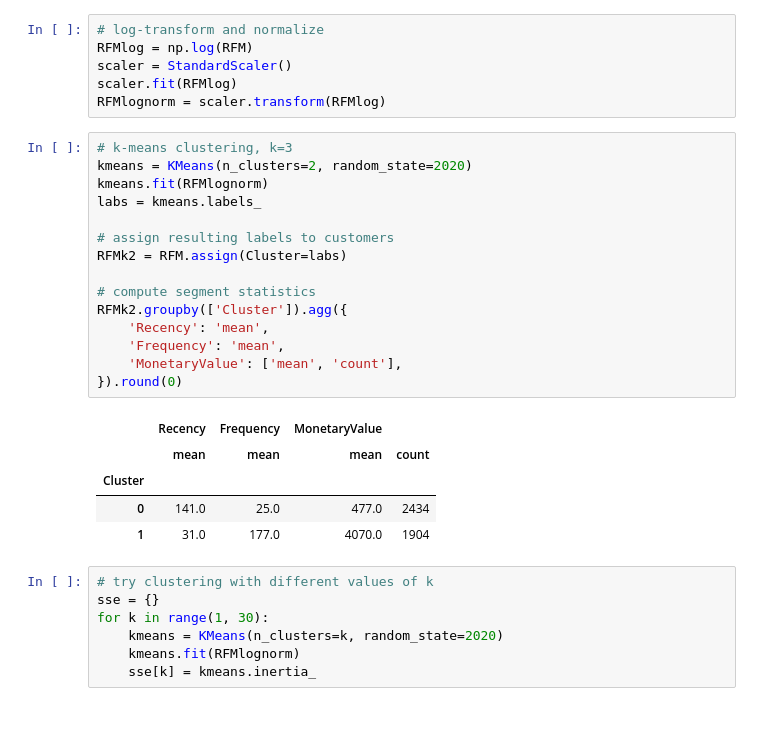
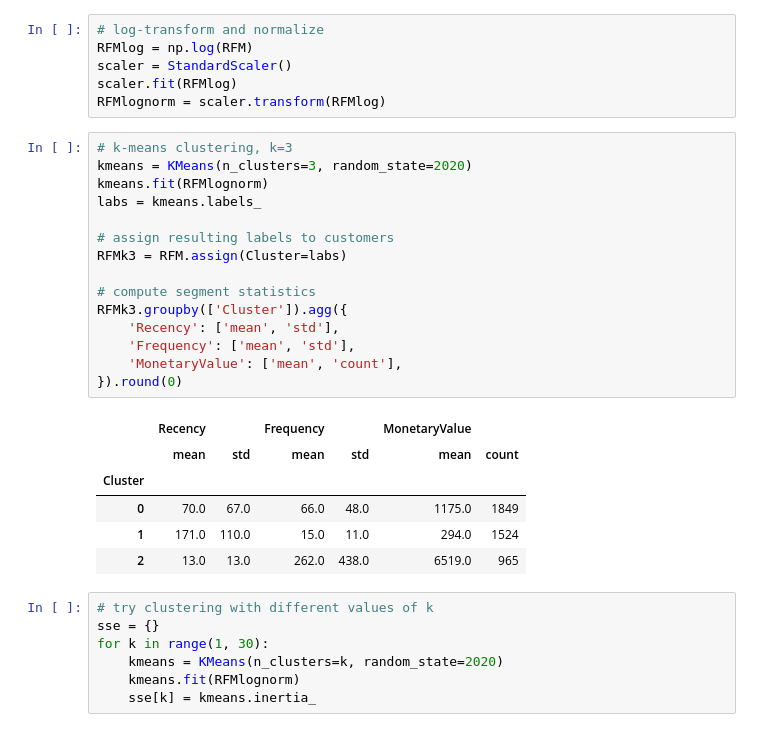
Before and after one commit to robetatis/custSeg, a Jupyter notebook: custSeg.ipynb, the cells around one changed output. Cells and saved outputs as stored; diff of their text form.

```diff
--- a/custSeg.ipynb
+++ b/custSeg.ipynb
@@ -138,25 +138,26 @@ scaler.fit(RFMlog)
 RFMlognorm = scaler.transform(RFMlog)
 # %%
 # k-means clustering, k=3
-kmeans = KMeans(n_clusters=2, random_state=2020)
+kmeans = KMeans(n_clusters=3, random_state=2020)
 kmeans.fit(RFMlognorm)
 labs = kmeans.labels_
 
 # assign resulting labels to customers
-RFMk2 = RFM.assign(Cluster=labs)
+RFMk3 = RFM.assign(Cluster=labs)
 
 # compute segment statistics
-RFMk2.groupby(['Cluster']).agg({
-    'Recency': 'mean',
-    'Frequency': 'mean',
+RFMk3.groupby(['Cluster']).agg({
+    'Recency': ['mean', 'std'],
+    'Frequency': ['mean', 'std'],
     'MonetaryValue': ['mean', 'count'],
 }).round(0)
 # %% [output]
-|  | Recency | Frequency | MonetaryValue |  |
-|  | mean | mean | mean | count |
-| Cluster |  |  |  |  |
-| 0 | 141.0 | 25.0 | 477.0 | 2434 |
-| 1 | 31.0 | 177.0 | 4070.0 | 1904 |
+|  | Recency |  | Frequency |  | MonetaryValue |  |
+|  | mean | std | mean | std | mean | count |
+| Cluster |  |  |  |  |  |  |
+| 0 | 70.0 | 67.0 | 66.0 | 48.0 | 1175.0 | 1849 |
+| 1 | 171.0 | 110.0 | 15.0 | 11.0 | 294.0 | 1524 |
+| 2 | 13.0 | 13.0 | 262.0 | 438.0 | 6519.0 | 965 |
 # %%
 # try clustering with different values of k
 sse = {}
```
